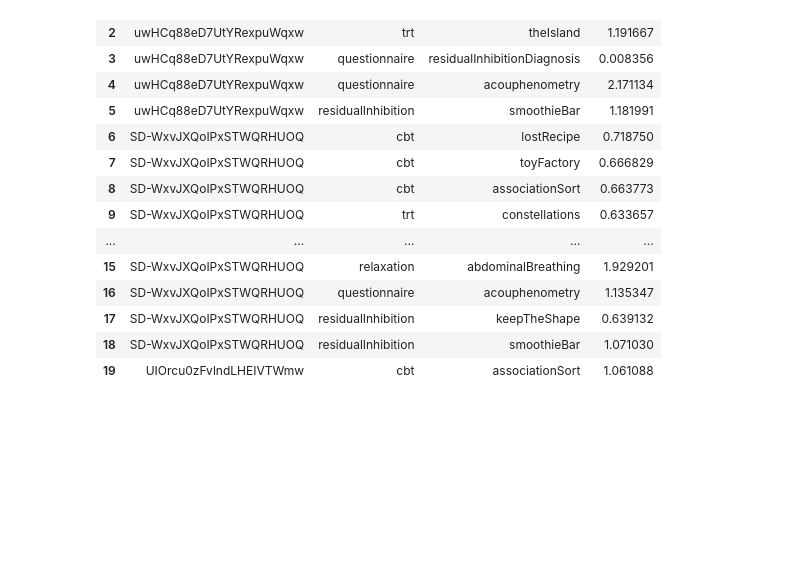
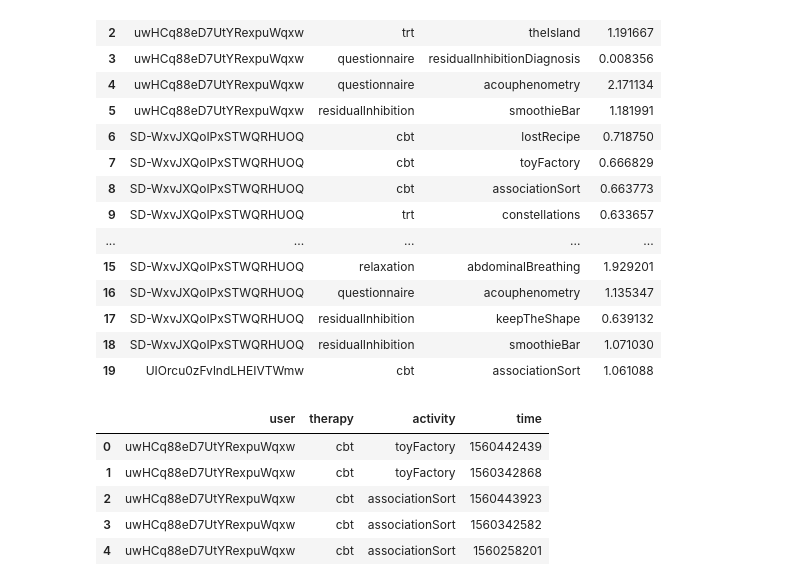
Before and after one commit to clementcome/EI_ST4_therapies, a Jupyter notebook: Notebook_EI.ipynb, the cells around one changed output. Drawn from its saved outputs; the diff is of its cells as text; code cells hidden in the pictures; blank space fills up the shorter version.

```diff
--- a/Notebook_EI.ipynb
+++ b/Notebook_EI.ipynb
@@ -168,3 +168,12 @@ df_frequency.head(20)
 | 17 | SD-WxvJXQoIPxSTWQRHUOQ | residualInhibition | keepTheShape | 0.639132 |
 | 18 | SD-WxvJXQoIPxSTWQRHUOQ | residualInhibition | smoothieBar | 1.071030 |
 | 19 | UIOrcu0zFvlndLHEIVTWmw | cbt | associationSort | 1.061088 |
+# %%
+df.head()
+# %% [output]
+|  | user | therapy | activity | time |
+| 0 | uwHCq88eD7UtYRexpuWqxw | cbt | toyFactory | 1560442439 |
+| 1 | uwHCq88eD7UtYRexpuWqxw | cbt | toyFactory | 1560342868 |
+| 2 | uwHCq88eD7UtYRexpuWqxw | cbt | associationSort | 1560443923 |
+| 3 | uwHCq88eD7UtYRexpuWqxw | cbt | associationSort | 1560342582 |
+| 4 | uwHCq88eD7UtYRexpuWqxw | cbt | associationSort | 1560258201 |
```
Also changed, not shown: parts of 6 cells of this notebook, 4 other files.
